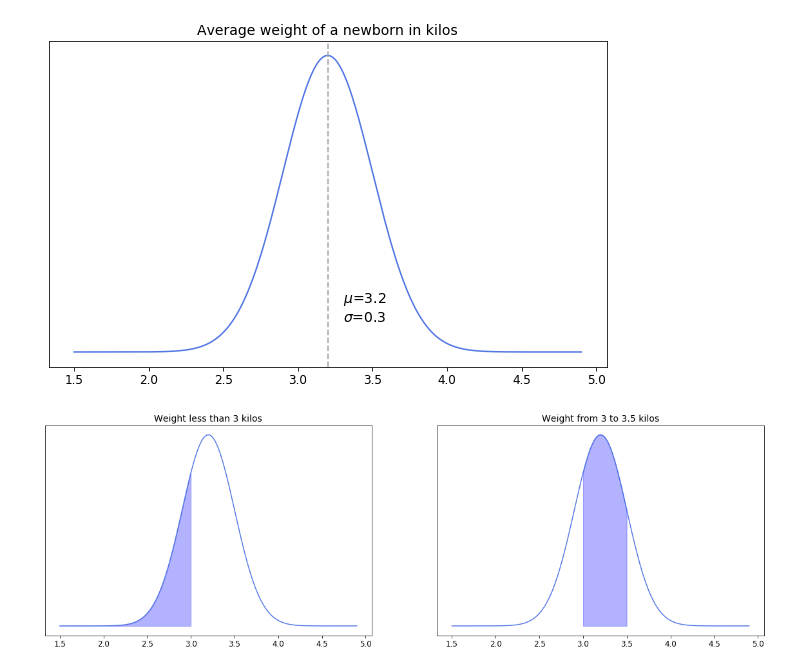
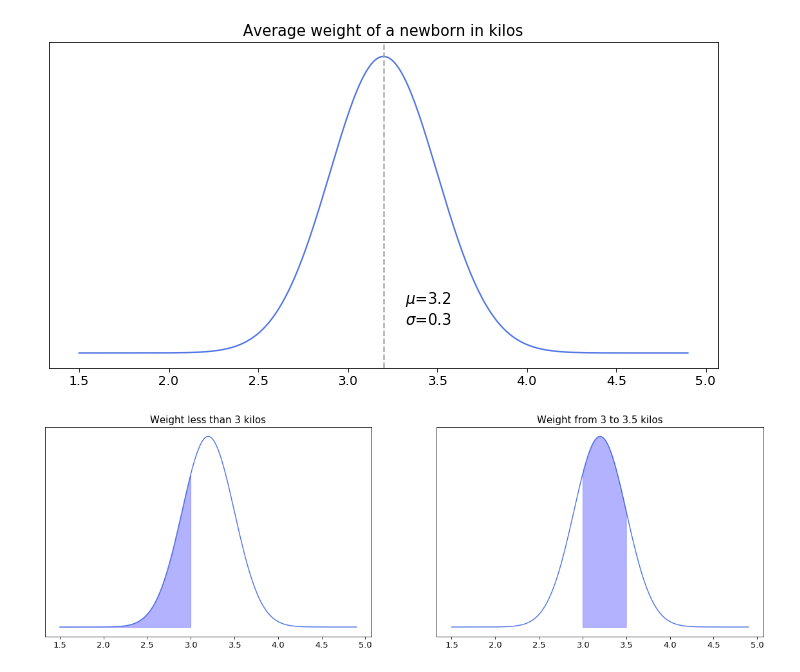
Before and after one commit to vzahorui/vzahorui.github.io, a Jupyter notebook: jupyter_notebooks/ditributions/plot_normal_distribution.ipynb, the cells around one changed output. Cells and saved outputs as stored; diff of their text form; code cells hidden in the pictures.

```diff
--- a/jupyter_notebooks/ditributions/plot_normal_distribution.ipynb
+++ b/jupyter_notebooks/ditributions/plot_normal_distribution.ipynb
@@ -9,19 +9,19 @@ from scipy.stats import norm
 mu = 3.2
 sigma = 0.3
 # %%
-fig, ax = plt.subplots(figsize=(10,6))
+fig, ax = plt.subplots(figsize=(12,6))
 x = np.arange(1.5, 4.9, 0.001)
 y = norm.pdf(x, mu, sigma)
 ax.plot(x, y, color='royalblue', alpha=0.9)
 ax.axvline(mu, color='darkgrey', linestyle='--')
-ax.annotate(f'$\mu$={mu}\n$\sigma$={sigma}', xy=(3.45, 0.2), fontsize=14,
+ax.annotate(f'$\mu$={mu}\n$\sigma$={sigma}', xy=(3.45, 0.2), fontsize=15,
             ha='center', va='center')
-ax.set_title('Average weight of a newborn in kilos', fontsize=14)
-ax.xaxis.set_tick_params(labelsize=12)
+ax.set_title('Average weight of a newborn in kilos', fontsize=15)
+ax.xaxis.set_tick_params(labelsize=13)
 ax.get_yaxis().set_visible(False)
 plt.savefig('toy_newborn_weight_distribution.png', bbox_inches='tight');
 # %% [output]
-[figure, old version]
+[figure, new version]
 # %%
 fig, ax = plt.subplots(1,2, figsize=(20,6))
 x = np.arange(1.5, 4.9, 0.001)
```
Also changed, not shown: parts of 2 cells of this notebook, 12 other files.
